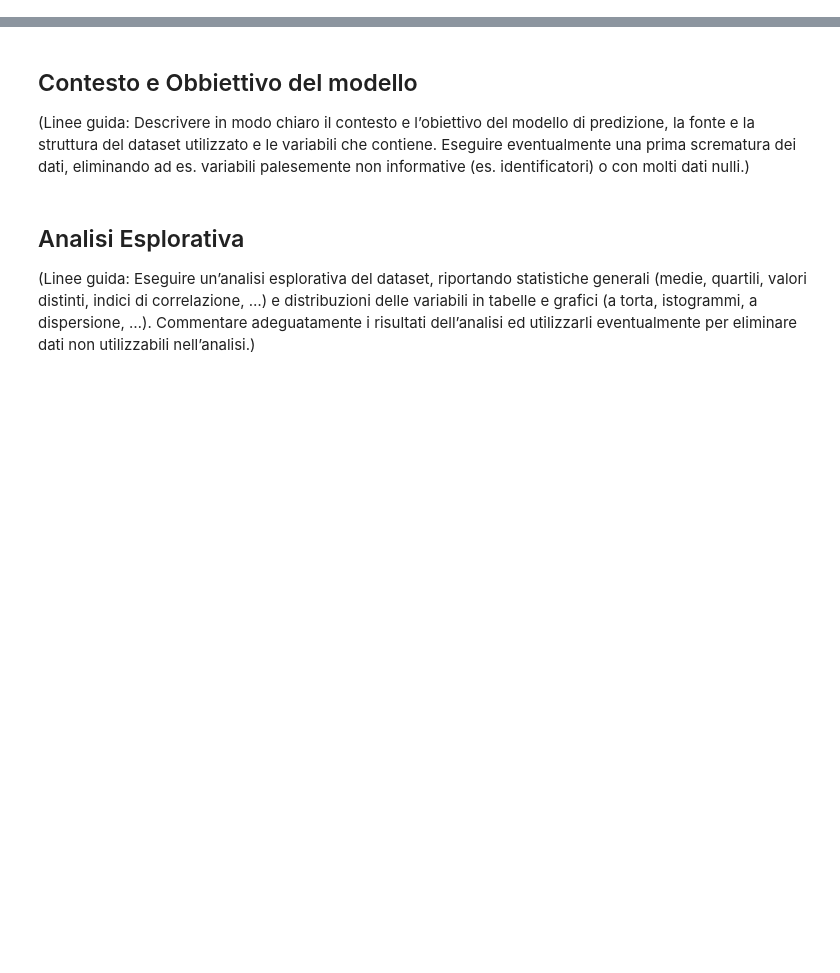
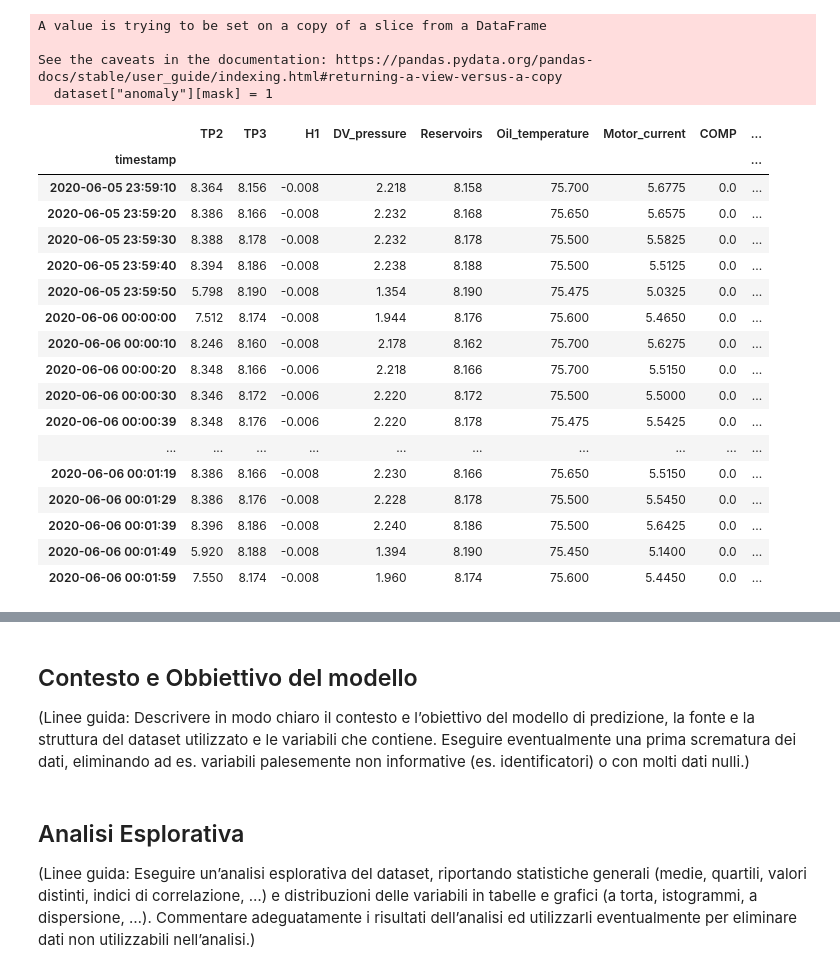
Before and after one commit to AlessandroSciarrillo/DIA-project, a Jupyter notebook: notebook.ipynb, the cells around one changed output, grey strips where cells are left out. Cells and saved outputs as stored; diff of their text form; code cells hidden in the pictures; blank space fills up the shorter version.

```diff
--- a/notebook.ipynb
+++ b/notebook.ipynb
@@ -79,0 +30,64 @@ print(len(y_val))
+# %%
+#aggiungiamo una colonna che indica un anomalia o meno in base ai dati giudicati da un esperto
+is_anomaly = dataset.index.date == datetime.date(2020, 4, 12)
+
+def set_anomaly(anomaly_dates):
+    dataset["anomaly"] = 0
+    for s, e in anomaly_dates:
+        #mask = (dataset.index > datetime.datetime(2020, 4, 12, 11, 50, 0)) & (dataset.index <= datetime.datetime(2020, 4, 12, 23, 30, 0))
+        start = [int(st) for st in s.split(',')]
+        end = [int(en) for en in e.split(',')]
+        mask = (dataset.index >= datetime.datetime(*start)) & (dataset.index <= datetime.datetime(*end))
+        dataset["anomaly"][mask] = 1
+
+anomaly_dates = [
+    ('2020,4,12,11,50,0', '2020,4,12,23,30,0'),
+    ('2020,4,18,0,0,0', '2020,4,18,23,59,0'),
+    ('2020,4,19,0,0,0', '2020,4,19,1,30,0'),
+    ('2020,4,29,3,20,0', '2020,4,29,4,0,0'),
+    ('2020,4,29,22,0,0', '2020,4,29,22,20,0'),
+    ('2020,5,13,14,0,0', '2020,5,13,23,59,0'),
+    ('2020,5,18,5,0,0', '2020,5,18,5,30,0'),
+    ('2020,5,19,10,10,0', '2020,5,19,11,0,0'),
+    ('2020,5,19,22,10,0', '2020,5,19,23,59,0'),
+    ('2020,5,20,0,0,0', '2020,5,20,20,0,0'),
+    ('2020,5,23,9,50,0', '2020,5,23,10,10,0'),
+    ('2020,5,29,23,30,0', '2020,5,29,23,59,0'),
+    ('2020,5,30,0,0,0', '2020,5,30,6,0,0'),
+    ('2020,6,1,15,0,0', '2020,6,1,15,40,0'),
+    ('2020,6,3,10,0,0', '2020,6,3,11,0,0'),
+    ('2020,6,5,10,0,0', '2020,6,5,23,59,0'),
+    ('2020,6,6,0,0,0', '2020,6,6,23,59,0'),
+    ('2020,6,7,0,0,0', '2020,6,7,14,30,0'),
+    ('2020,7,8,17,30,0', '2020,7,8,19,0,0'),
+    ('2020,7,15,14,30,0', '2020,7,15,19,0,0'),
+    ('2020,7,17,4,30,0', '2020,7,17,5,30,0'),
+]
+
+set_anomaly(anomaly_dates)
+mask = (dataset.index > datetime.datetime(2020, 6, 5, 23, 59, 0)) & (dataset.index <= datetime.datetime(2020, 6, 6, 0, 2, 0))
+
+dataset[mask]
+# %% [output]
+A value is trying to be set on a copy of a slice from a DataFrame
+
+See the caveats in the documentation: https://pandas.pydata.org/pandas-docs/stable/user_guide/indexing.html#returning-a-view-versus-a-copy
+  dataset["anomaly"][mask] = 1
+|  | TP2 | TP3 | H1 | DV_pressure | Reservoirs | Oil_temperature | Motor_current | COMP | ... |
+| timestamp |  |  |  |  |  |  |  |  | ... |
+| 2020-06-05 23:59:10 | 8.364 | 8.156 | -0.008 | 2.218 | 8.158 | 75.700 | 5.6775 | 0.0 | ... |
+| 2020-06-05 23:59:20 | 8.386 | 8.166 | -0.008 | 2.232 | 8.168 | 75.650 | 5.6575 | 0.0 | ... |
+| 2020-06-05 23:59:30 | 8.388 | 8.178 | -0.008 | 2.232 | 8.178 | 75.500 | 5.5825 | 0.0 | ... |
+| 2020-06-05 23:59:40 | 8.394 | 8.186 | -0.008 | 2.238 | 8.188 | 75.500 | 5.5125 | 0.0 | ... |
+| 2020-06-05 23:59:50 | 5.798 | 8.190 | -0.008 | 1.354 | 8.190 | 75.475 | 5.0325 | 0.0 | ... |
+| 2020-06-06 00:00:00 | 7.512 | 8.174 | -0.008 | 1.944 | 8.176 | 75.600 | 5.4650 | 0.0 | ... |
+| 2020-06-06 00:00:10 | 8.246 | 8.160 | -0.008 | 2.178 | 8.162 | 75.700 | 5.6275 | 0.0 | ... |
+| 2020-06-06 00:00:20 | 8.348 | 8.166 | -0.006 | 2.218 | 8.166 | 75.700 | 5.5150 | 0.0 | ... |
+| 2020-06-06 00:00:30 | 8.346 | 8.172 | -0.006 | 2.220 | 8.172 | 75.500 | 5.5000 | 0.0 | ... |
+| 2020-06-06 00:00:39 | 8.348 | 8.176 | -0.006 | 2.220 | 8.178 | 75.475 | 5.5425 | 0.0 | ... |
+| ... | ... | ... | ... | ... | ... | ... | ... | ... | ... |
+| 2020-06-06 00:01:19 | 8.386 | 8.166 | -0.008 | 2.230 | 8.166 | 75.650 | 5.5150 | 0.0 | ... |
+| 2020-06-06 00:01:29 | 8.386 | 8.176 | -0.008 | 2.228 | 8.178 | 75.500 | 5.5450 | 0.0 | ... |
+| 2020-06-06 00:01:39 | 8.396 | 8.186 | -0.008 | 2.240 | 8.186 | 75.500 | 5.6425 | 0.0 | ... |
+| 2020-06-06 00:01:49 | 5.920 | 8.188 | -0.008 | 1.394 | 8.190 | 75.450 | 5.1400 | 0.0 | ... |
+| 2020-06-06 00:01:59 | 7.550 | 8.174 | -0.008 | 1.960 | 8.174 | 75.600 | 5.4450 | 0.0 | ... |
```
Also changed, not shown: parts of 17 cells of this notebook.
